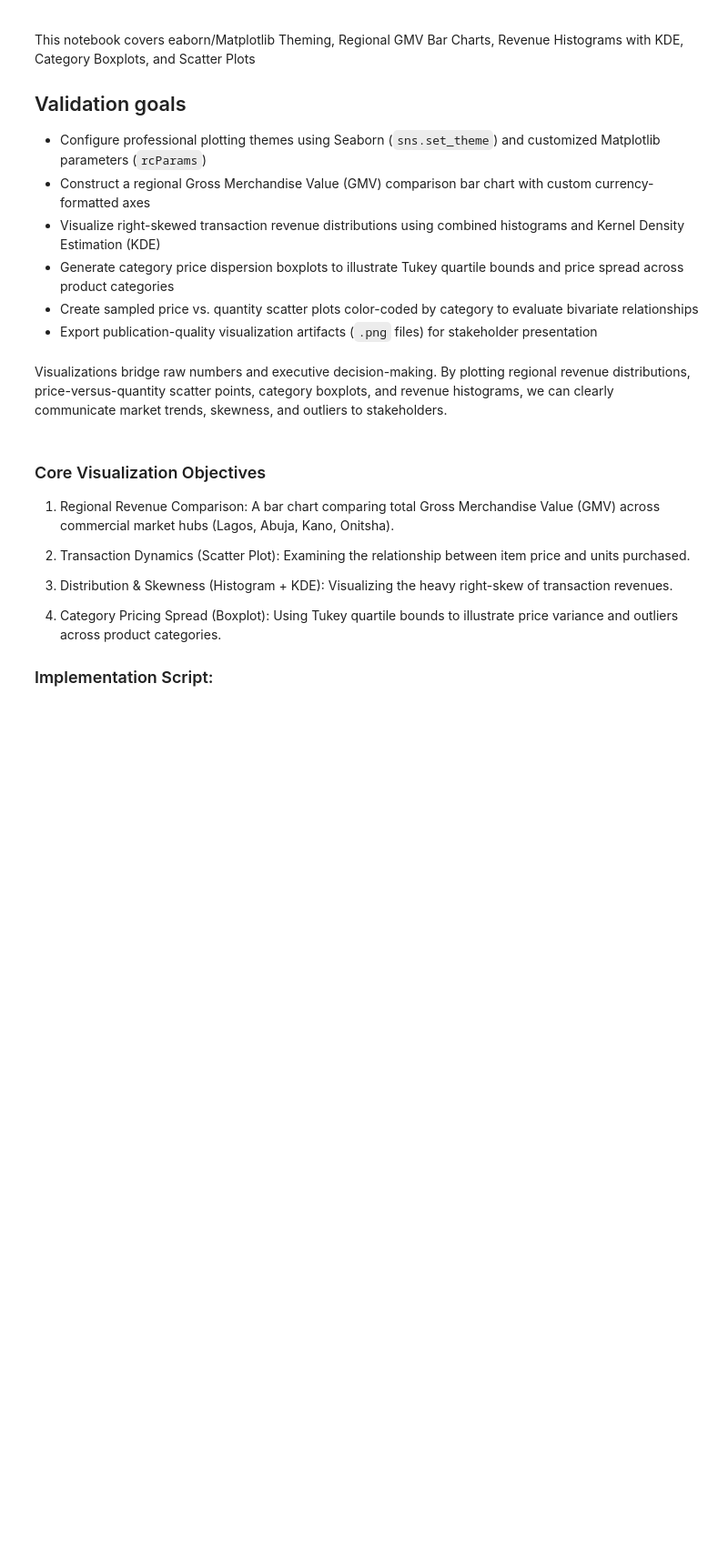
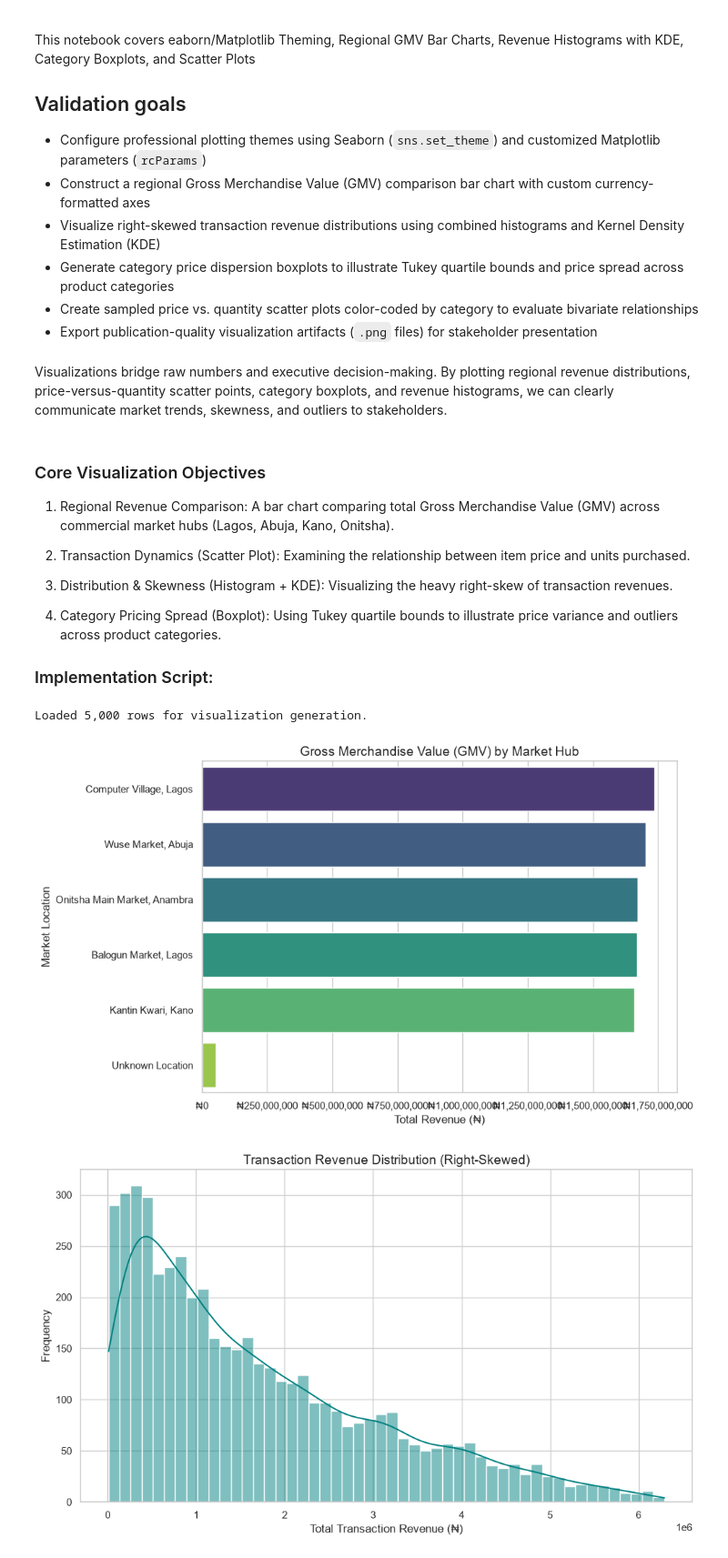
Before and after one commit to ahmvddddd/ai-journey, a Jupyter notebook: 00-foundations/data-analysis-project/day-33-data-visualization.ipynb, the cells around one changed output. Shown at 91% size. Saved outputs shown, nothing was run; the diff lists cells and outputs as text; code cells hidden in the pictures; blank space fills up the shorter version.

Commit message:
feat: complete day 33 data visualization suite for nigerian retail sales analyzer

```diff
--- a/00-foundations/data-analysis-project/day-33-data-visualization.ipynb
+++ b/00-foundations/data-analysis-project/day-33-data-visualization.ipynb
@@ -43,7 +43,7 @@ plt.rcParams.update({
 df = pd.read_csv("cleaned_retail_sales.csv", parse_dates=["date"])
 df["total_revenue"] = df["price"] * df["quantity"]
 
-print(f"Loaded {len: ,} rows for visualization generation.")
+print(f"Loaded {len(df):,} rows for visualization generation.")
 
 # ==========================================
 # Figure 1: Regional Revenue Comparison (Bar Plot)
@@ -64,7 +64,7 @@ plt.xlabel("Total Revenue (₦)")
 plt.ylabel("Market Location")
 
 # Format x-axis with comma separators
-ax.xaxis.set_major_formatter('${x:,.0f}')
+ax.xaxis.set_major_formatter('₦{x:,.0f}')
 plt.tight_layout()
 plt.savefig("regional_revenue_chart.png", dpi=300)
 plt.show()
@@ -102,30 +102,34 @@ sns.boxplot(
     legend=False
 )
 plt.title("Product Price Dispersion & Outliers by Category")
 plt.xlabel("Product Category")
 plt.ylabel("Unit Price (₦)")
 plt.xticks(rotation=15)
 plt.tight_layout()
 plt.savefig("category_price_boxplot.png", dpi=300)
 plt.show()
 
 
 # ==========================================
 # Figure 4: Price vs. Quantity Scatter Plot
 # ==========================================
 plt.figure()
 sns.scatterplot(
     data=df.sample(1000, random_state=42), # Sample for clean rendering
     x="price",
     y="quantity",
     hue="category",
     alpha=0.7,
     palette="deep"
 )
 plt.title("Price vs. Units Purchased (Sampled Transactions)")
 plt.xlabel("Unit Price (₦)")
 plt.ylabel("Quantity Sold")
 plt.legend(bbox_to_anchor=(1.05, 1), loc="upper left")
 plt.tight_layout()
 plt.savefig("price_vs_quantity_scatter.png", dpi=300)
 plt.show()
+# %% [output]
+Loaded 5,000 rows for visualization generation.
+[figure, added]
+[figure, added]
```
Also changed, not shown: parts of 1 cell of this notebook, 4 other files.
